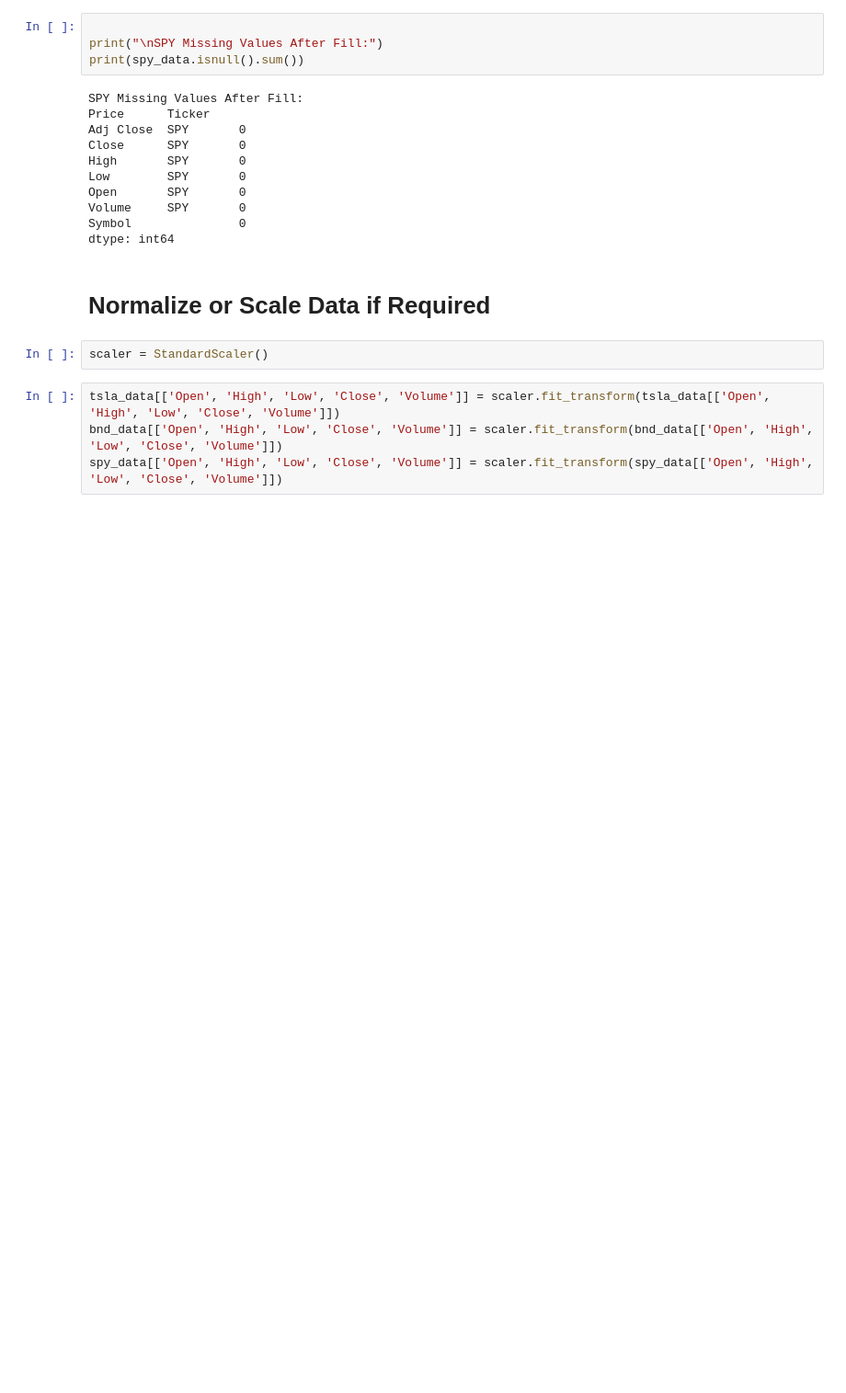
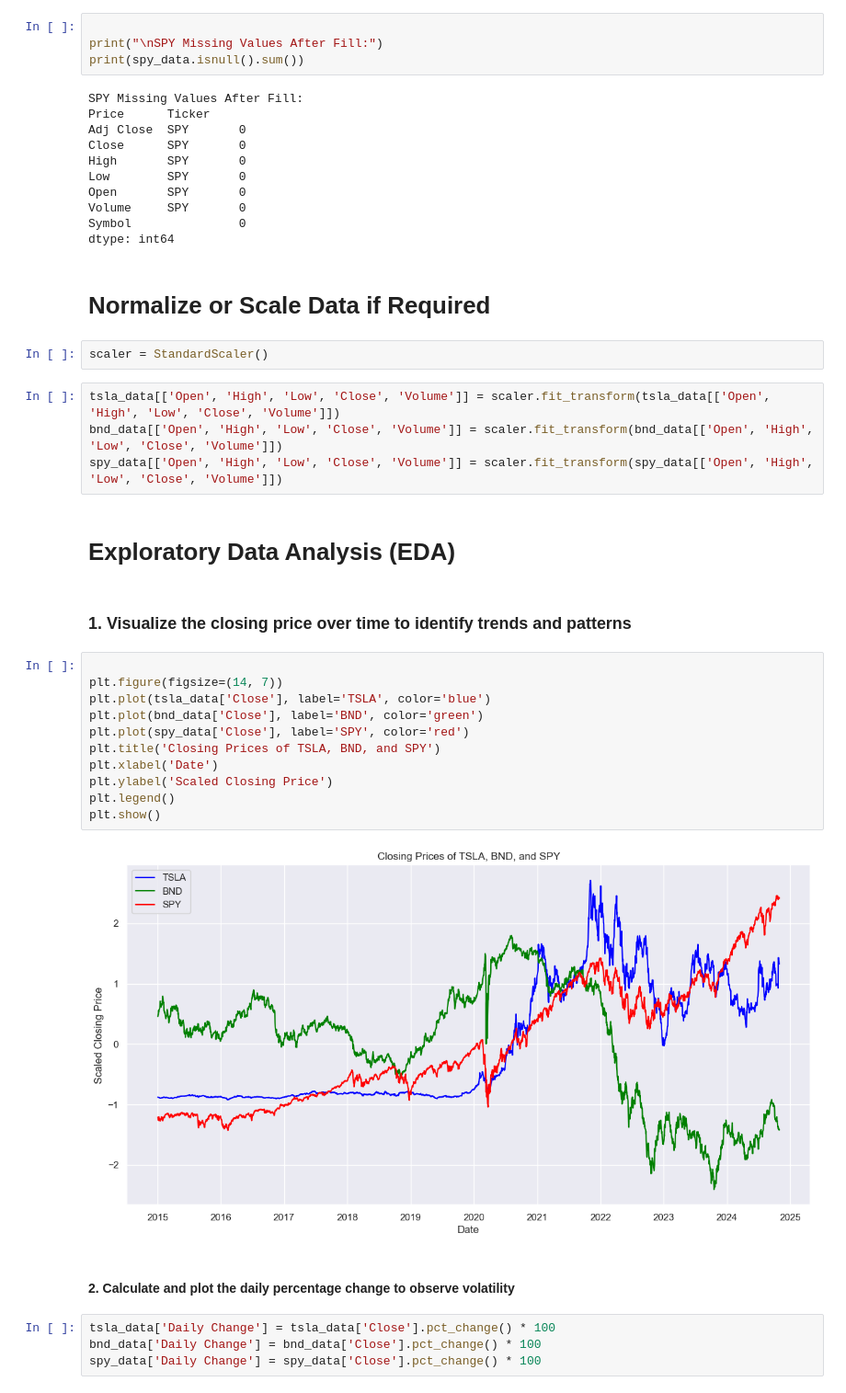
Before and after one commit to habteyesasfaw/Gmf-Financial-Forecasting, a Jupyter notebook: notebooks/01_data_preprocessing.ipynb, the cells around one changed output. Shown at 92% size. Cells and saved outputs as stored; diff of their text form; blank space fills up the shorter version.

Commit message:
Perform basic statistical analysis on cleaned datasets

```diff
--- a/notebooks/01_data_preprocessing.ipynb
+++ b/notebooks/01_data_preprocessing.ipynb
@@ -94,3 +94,26 @@ scaler = StandardScaler()
 tsla_data[['Open', 'High', 'Low', 'Close', 'Volume']] = scaler.fit_transform(tsla_data[['Open', 'High', 'Low', 'Close', 'Volume']])
 bnd_data[['Open', 'High', 'Low', 'Close', 'Volume']] = scaler.fit_transform(bnd_data[['Open', 'High', 'Low', 'Close', 'Volume']])
 spy_data[['Open', 'High', 'Low', 'Close', 'Volume']] = scaler.fit_transform(spy_data[['Open', 'High', 'Low', 'Close', 'Volume']])
+# %% [markdown]
+# Exploratory Data Analysis (EDA)
+# %% [markdown]
+### 1. Visualize the closing price over time to identify trends and patterns
+# %%
+
+plt.figure(figsize=(14, 7))
+plt.plot(tsla_data['Close'], label='TSLA', color='blue')
+plt.plot(bnd_data['Close'], label='BND', color='green')
+plt.plot(spy_data['Close'], label='SPY', color='red')
+plt.title('Closing Prices of TSLA, BND, and SPY')
+plt.xlabel('Date')
+plt.ylabel('Scaled Closing Price')
+plt.legend()
+plt.show()
+# %% [output]
+[figure, added]
+# %% [markdown]
+#### 2. Calculate and plot the daily percentage change to observe volatility
+# %%
+tsla_data['Daily Change'] = tsla_data['Close'].pct_change() * 100
+bnd_data['Daily Change'] = bnd_data['Close'].pct_change() * 100
+spy_data['Daily Change'] = spy_data['Close'].pct_change() * 100
```
Also changed, not shown: parts of 1 cell of this notebook.
